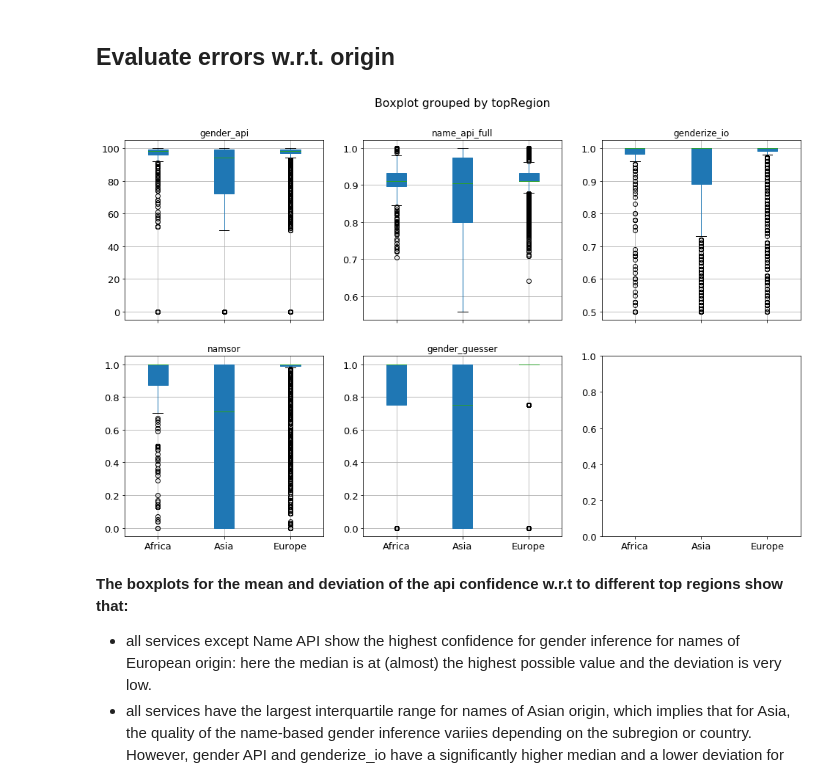
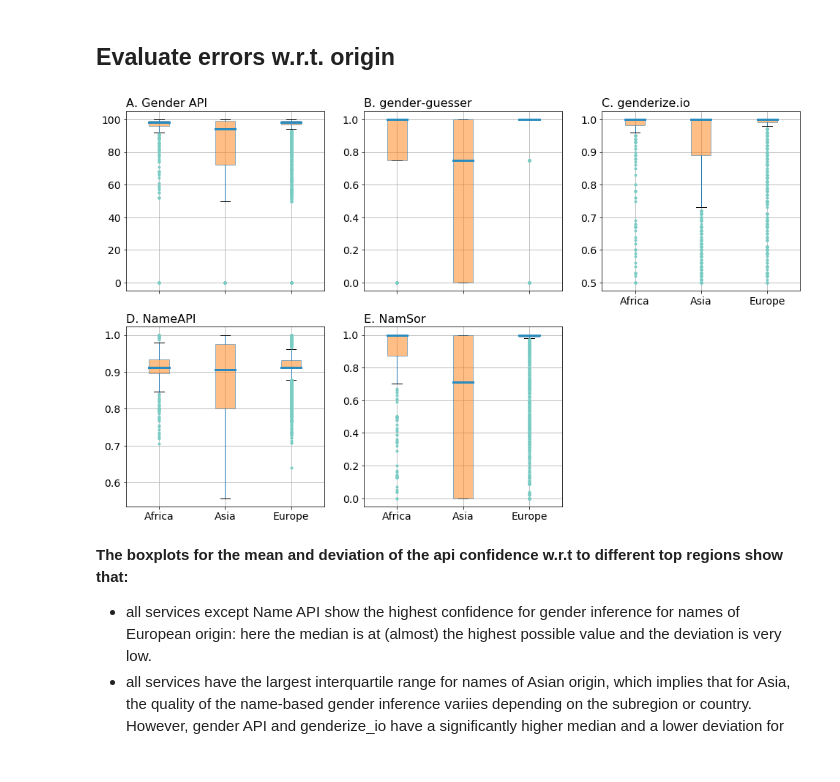
Before and after one commit to GenderGapSTEM-PublicationAnalysis/name_gender_inference, a Jupyter notebook: name_gender_inference/notebooks/Evaluation_name_onomastics.ipynb, the cells around one changed output. Saved outputs shown, nothing was run; the diff lists cells and outputs as text; code cells hidden in the pictures.

Commit message:
Added colors and other tweaks to box plots

```diff
--- a/name_gender_inference/notebooks/Evaluation_name_onomastics.ipynb
+++ b/name_gender_inference/notebooks/Evaluation_name_onomastics.ipynb
@@ -372,20 +376,24 @@ REGISTERED_EVALUATORS = [GenderAPIEvaluator, GenderAPIFullEvaluator, \
     NameAPIEvaluator, NameAPIFullEvaluator, GenderGuesserEvaluator, \
     GenderizeIoEvaluator, NamSorEvaluator]
 # %%
-gender_evalautor_to_service_name = {'gender_api': 'Gender API', 'gender_guesser': 'gender-guesser',
+gender_evaluator_to_service_name = {'gender_api': 'Gender API', 'gender_guesser': 'gender-guesser',
                                     'genderize_io': 'genderize.io', 'name_api_full': 'NameAPI', 'namsor': 'NamSor'}
 def reduce_table(df, by_index):
     """Filter rows or columns of a benchmark table and rename."""
     df = df.sort_index()
     if by_index:
-        df = df.loc[gender_evalautor_to_service_name.keys()]
-        df = df.rename(index=gender_evalautor_to_service_name)
+        df = df.loc[gender_evaluator_to_service_name.keys()]
+        df = df.rename(index=gender_evaluator_to_service_name)
     else:
-        df = df[list(gender_evalautor_to_service_name.keys())]
-        df.columns = gender_evalautor_to_service_name.values()
+        df = df[list(gender_evaluator_to_service_name.keys())]
+        df.columns = gender_evaluator_to_service_name.values()
         sorted_cols = sorted(df.columns)
         df = df[sorted_cols]
     return df
+# %%
+matplotlib.rcParams.update({'font.size': 14})
+# %%
+colors = plt.cm.GnBu(np.linspace(0.5, 1, 3))
 # %%
 # Compute mean and standard deviation of each service depending on the region
 accuracy_param_per_service = {
@@ -395,40 +403,65 @@ accuracy_param_per_service = {
     'name_api_full': 'api_confidence',
     'gender_guesser': 'api_confidence'
 }
 
+abcd = 'ABCDE'
+
 fig, ax = plt.subplots(nrows=2, ncols=3, figsize=(16,10), sharex=True)
-#fig.suptitle('bold figure suptitle', fontsize=14, fontweight='bold')
+
 counter = 0
-for s in [GenderAPIEvaluator, NameAPIFullEvaluator, GenderizeIoEvaluator, NamSorEvaluator, GenderGuesserEvaluator]:
+for s in [GenderAPIEvaluator, GenderGuesserEvaluator, GenderizeIoEvaluator, NameAPIFullEvaluator, NamSorEvaluator]:
     evaluator = s('all')
     eval_name = evaluator.gender_evaluator
     evaluator.load_data(evaluated=True)
     # add onomastic information and restrict to rows with reliable onomastic class
     evaluator.test_data['topRegion'] = origin_df['topRegion']
     evaluator.test_data['score_origin'] = origin_df['score_origin']
     evaluator.test_data = evaluator.test_data[evaluator.test_data['score_origin']>0]
     evaluator.preprocess_tuning_params()
     accuracy_param = accuracy_param_per_service[eval_name]
     row_index, col_index = divmod(counter, 3)
+
     # for plausibility test print a few lines and numbers
     #print (eval_name)
     #print(evaluator.test_data[['full_name', 'topRegion', accuracy_param]].sample(3, random_state=1))
     # plot; see http://blog.bharatbhole.com/creating-boxplots-with-matplotlib/ for tweaking the appearance
 
-    evaluator.test_data.boxplot(column=accuracy_param, by='topRegion', ax=ax[row_index, col_index], patch_artist=True)
-    ax[row_index, col_index].set_title(eval_name, fontsize=12)
+    bp = evaluator.test_data.boxplot(column=accuracy_param, by='topRegion', ax=ax[row_index, col_index],
+                                     patch_artist=True, return_type='dict')#, notch=True)
+
+    for box in bp[accuracy_param]['boxes']:
+        # change outline color
+        box.set(facecolor='C1', alpha=0.5)
+
+    for box in bp[accuracy_param]['medians']:
+        # change fill color
+        box.set(color = colors[1], linewidth=3)
+
+    for flier in bp[accuracy_param]['fliers']:
+        flier.set(marker='.', markersize=6, markerfacecolor=colors[0], markeredgecolor=colors[0])
+
+    # Remove default title per plot that puts the accuracy_param; use service of name as title instead
+    ax[row_index, col_index].set_title('')
+    ax[row_index, col_index].set_title(abcd[counter]+'. '+gender_evaluator_to_service_name[eval_name],
+                                       fontsize=16, loc='left')
     ax[row_index, col_index].set_xlabel('')
     ax[row_index, col_index].set_xticklabels(ax[row_index, col_index].get_xticklabels(),rotation=0)
-    # TODO: rename services using dictionary gender_evalautor_to_service_name
 
     counter +=1
 
+# Remove plot title Boxplot grouped by.
+fig.suptitle('')
 
-    #fig.delaxes(ax[2,1])
+# Hide last plot lower rigth which would be empty
+ax[-1, -1].axis('off')
+
+# Put tick labels in top right plot which would not have them otherwise
+for tick in ax[0,2].get_xticklabels():
+    tick.set_visible(True)
 
 plt.savefig('../../../benchmark_paper/resubmission/accuracy_by_top_region.pdf', bbox_inches = 'tight')
 # %% [output]
-[figure, old version]
+[figure, new version]
 # %% [markdown]
 **The boxplots for the mean and deviation of the api confidence w.r.t to different top regions show that:**
 
```
Also changed, not shown: parts of 6 cells of this notebook.
